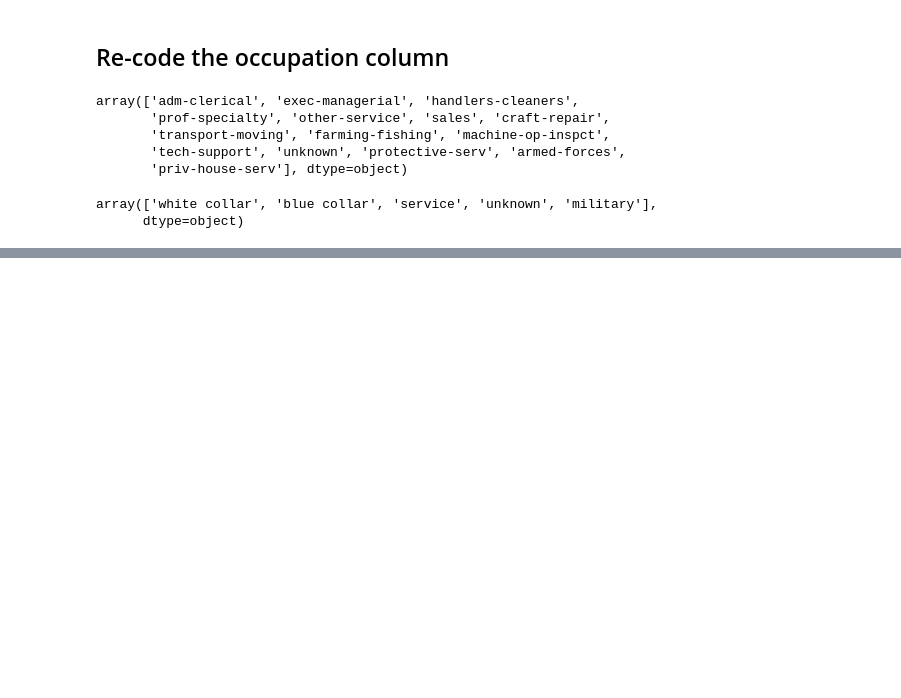
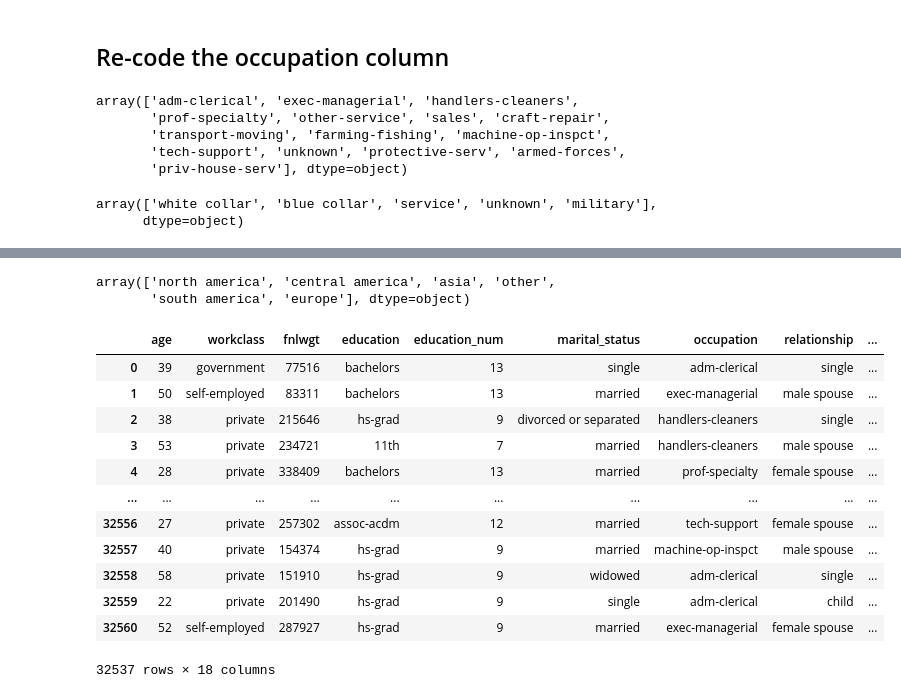
Before and after one commit to musana-consolee/Adult_income, a Jupyter notebook: notebooks/Data Clng.ipynb, the cells around one changed output, grey strips where cells are left out. Cells and saved outputs as stored; diff of their text form; code cells hidden in the pictures; blank space fills up the shorter version.

Commit message:
Cleaned the categorical columns

```diff
--- a/notebooks/Data Clng.ipynb
+++ b/notebooks/Data Clng.ipynb
@@ -274,5 +276,5 @@ array(['tertiary', 'highschool graduate', 'secondary', 'some-college',
 # %%
-adult_df.loc[:, 'education'] = adult_df['education'].replace({
+adult_df.loc[:, 'education_level'] = adult_df['education'].map({
     'bachelors': 'tertiary',
     'masters': 'tertiary',
     'doctorate': 'tertiary',
@@ -358,0 +375,9 @@ array(['white collar', 'blue collar', 'service', 'unknown', 'military'],
+# %%
+adult_df.loc[:,'relationship'] = adult_df['relationship'].replace({
+    'wife':'female spouse',
+    'own-child': 'child',
+    'not-in-family': 'single',
+    'other-relative':'extended relative',
+    'unmarried': 'single',
+    'husband': 'male spouse'
+})
@@ -358,0 +396,8 @@ array(['white collar', 'blue collar', 'service', 'unknown', 'military'],
+# %%
+adult_df.loc[:,'race'] = adult_df['race'].replace({
+    'white': 'white',
+    'black': 'black',
+    'asian-pac-islander': 'asian or pacific islander',
+    'amer-indian-eskimo': 'american indian or eskimo',
+    'other': 'other'
+})
@@ -358,0 +468,21 @@ array(['white collar', 'blue collar', 'service', 'unknown', 'military'],
+# %%
+adult_df['native_region'].unique()
+# %% [output]
+array(['north america', 'central america', 'asia', 'other',
+       'south america', 'europe'], dtype=object)
+# %%
+adult_df
+# %% [output]
+|  | age | workclass | fnlwgt | education | education_num | marital_status | occupation | relationship | ... |
+| 0 | 39 | government | 77516 | bachelors | 13 | single | adm-clerical | single | ... |
+| 1 | 50 | self-employed | 83311 | bachelors | 13 | married | exec-managerial | male spouse | ... |
+| 2 | 38 | private | 215646 | hs-grad | 9 | divorced or separated | handlers-cleaners | single | ... |
+| 3 | 53 | private | 234721 | 11th | 7 | married | handlers-cleaners | male spouse | ... |
+| 4 | 28 | private | 338409 | bachelors | 13 | married | prof-specialty | female spouse | ... |
+| ... | ... | ... | ... | ... | ... | ... | ... | ... | ... |
+| 32556 | 27 | private | 257302 | assoc-acdm | 12 | married | tech-support | female spouse | ... |
+| 32557 | 40 | private | 154374 | hs-grad | 9 | married | machine-op-inspct | male spouse | ... |
+| 32558 | 58 | private | 151910 | hs-grad | 9 | widowed | adm-clerical | single | ... |
+| 32559 | 22 | private | 201490 | hs-grad | 9 | single | adm-clerical | child | ... |
+| 32560 | 52 | self-employed | 287927 | hs-grad | 9 | married | exec-managerial | female spouse | ... |
+32537 rows × 18 columns
```
Also changed, not shown: parts of 16 cells of this notebook, 1 other file.
